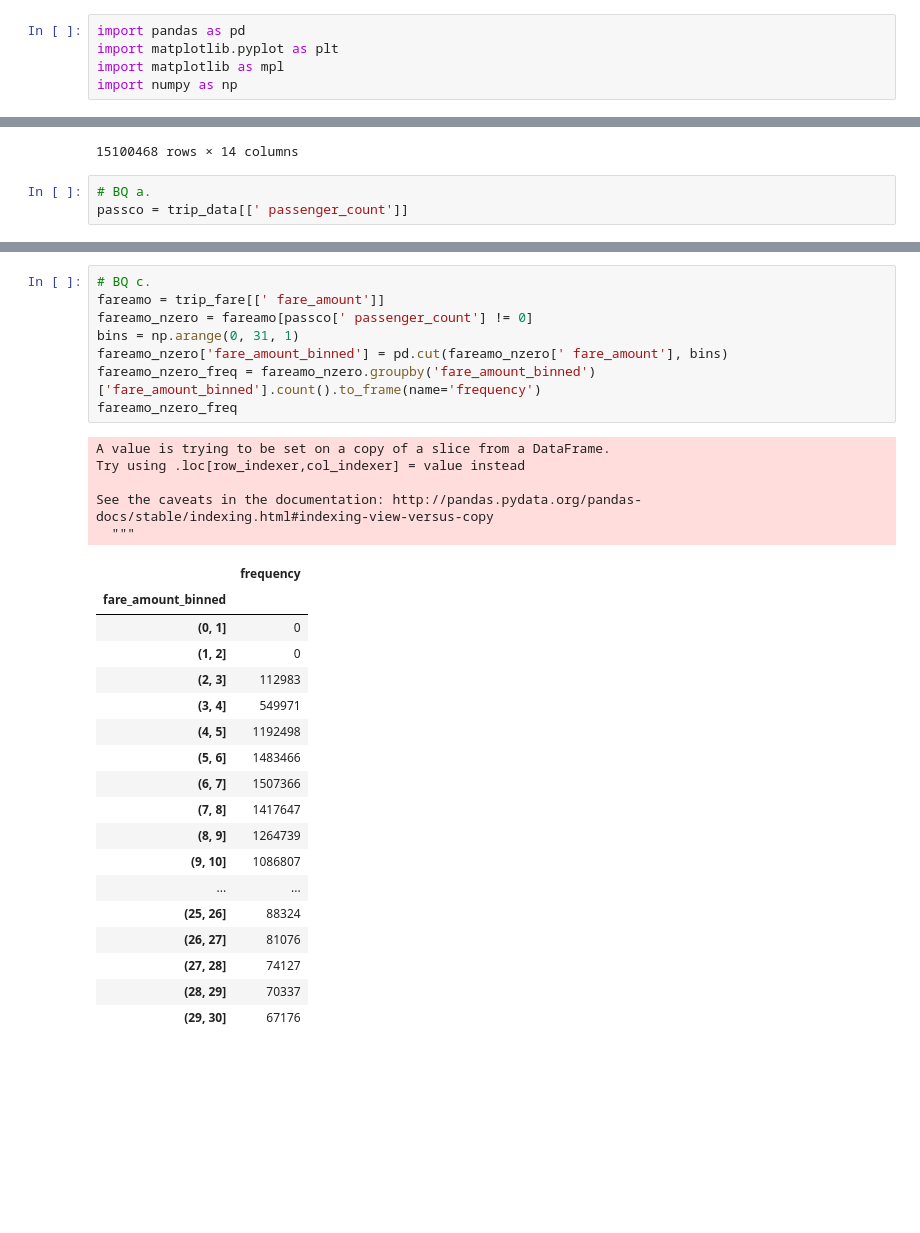
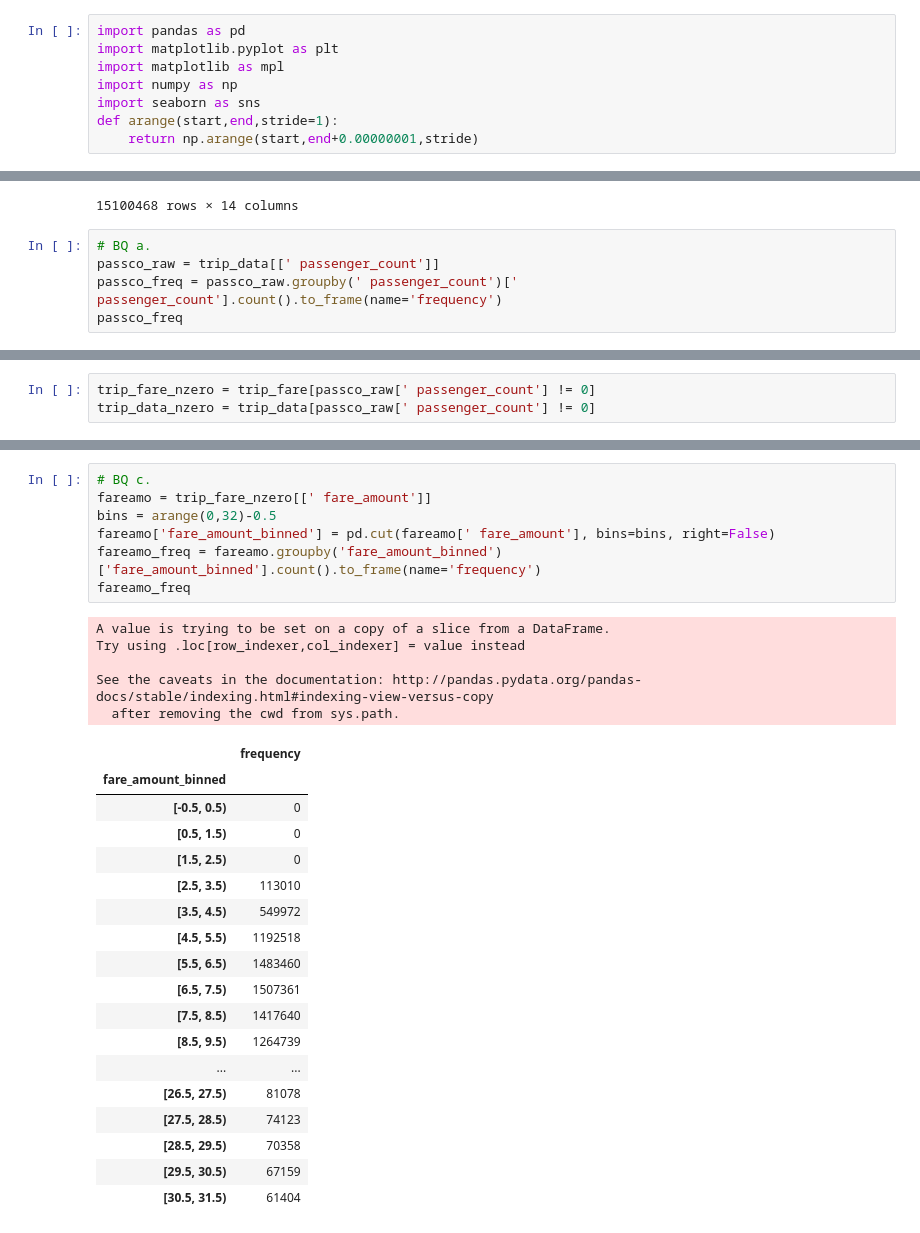
Before and after one commit to ERDuran/taxi, a Jupyter notebook: p01_inspect_data.ipynb, the cells around one changed output, grey strips where cells are left out. Saved outputs shown, nothing was run; the diff lists cells and outputs as text; blank space fills up the shorter version.

```diff
--- a/p01_inspect_data.ipynb
+++ b/p01_inspect_data.ipynb
@@ -3,6 +3,9 @@ import pandas as pd
 import matplotlib.pyplot as plt
 import matplotlib as mpl
 import numpy as np
+import seaborn as sns
+def arange(start,end,stride=1):
+    return np.arange(start,end+0.00000001,stride)
 # %%
 !pwd
 # %% [output]
@@ -93,4 +75,6 @@ trip_data
 15100468 rows × 14 columns
 # %%
 # BQ a.
-passco = trip_data[[' passenger_count']]
+passco_raw = trip_data[[' passenger_count']]
+passco_freq = passco_raw.groupby(' passenger_count')[' passenger_count'].count().to_frame(name='frequency')
+passco_freq
@@ -97 +93,4 @@ passco = trip_data[[' passenger_count']]
+# %%
+trip_fare_nzero = trip_fare[passco_raw[' passenger_count'] != 0]
+trip_data_nzero = trip_data[passco_raw[' passenger_count'] != 0]
 # %%
@@ -165,32 +170,31 @@ plt.gca().yaxis.set_major_formatter(mpl.ticker.StrMethodFormatter('{x:,.0f}'))
 # %%
 # BQ c.
-fareamo = trip_fare[[' fare_amount']]
-fareamo_nzero = fareamo[passco[' passenger_count'] != 0]
-bins = np.arange(0, 31, 1)
-fareamo_nzero['fare_amount_binned'] = pd.cut(fareamo_nzero[' fare_amount'], bins)
-fareamo_nzero_freq = fareamo_nzero.groupby('fare_amount_binned')['fare_amount_binned'].count().to_frame(name='frequency')
-fareamo_nzero_freq
+fareamo = trip_fare_nzero[[' fare_amount']]
+bins = arange(0,32)-0.5
+fareamo['fare_amount_binned'] = pd.cut(fareamo[' fare_amount'], bins=bins, right=False)
+fareamo_freq = fareamo.groupby('fare_amount_binned')['fare_amount_binned'].count().to_frame(name='frequency')
+fareamo_freq
 # %% [output]
 A value is trying to be set on a copy of a slice from a DataFrame.
 Try using .loc[row_indexer,col_indexer] = value instead
 
 See the caveats in the documentation: http://pandas.pydata.org/pandas-docs/stable/indexing.html#indexing-view-versus-copy
-  """
+  after removing the cwd from sys.path.
 |  | frequency |
 | fare_amount_binned |  |
-| (0, 1] | 0 |
-| (1, 2] | 0 |
-| (2, 3] | 112983 |
-| (3, 4] | 549971 |
-| (4, 5] | 1192498 |
-| (5, 6] | 1483466 |
-| (6, 7] | 1507366 |
-| (7, 8] | 1417647 |
-| (8, 9] | 1264739 |
-| (9, 10] | 1086807 |
+| [-0.5, 0.5) | 0 |
+| [0.5, 1.5) | 0 |
+| [1.5, 2.5) | 0 |
+| [2.5, 3.5) | 113010 |
+| [3.5, 4.5) | 549972 |
+| [4.5, 5.5) | 1192518 |
+| [5.5, 6.5) | 1483460 |
+| [6.5, 7.5) | 1507361 |
+| [7.5, 8.5) | 1417640 |
+| [8.5, 9.5) | 1264739 |
 | ... | ... |
-| (25, 26] | 88324 |
-| (26, 27] | 81076 |
-| (27, 28] | 74127 |
-| (28, 29] | 70337 |
-| (29, 30] | 67176 |
+| [26.5, 27.5) | 81078 |
+| [27.5, 28.5) | 74123 |
+| [28.5, 29.5) | 70358 |
+| [29.5, 30.5) | 67159 |
+| [30.5, 31.5) | 61404 |
```
Also changed, not shown: parts of 24 cells of this notebook.
